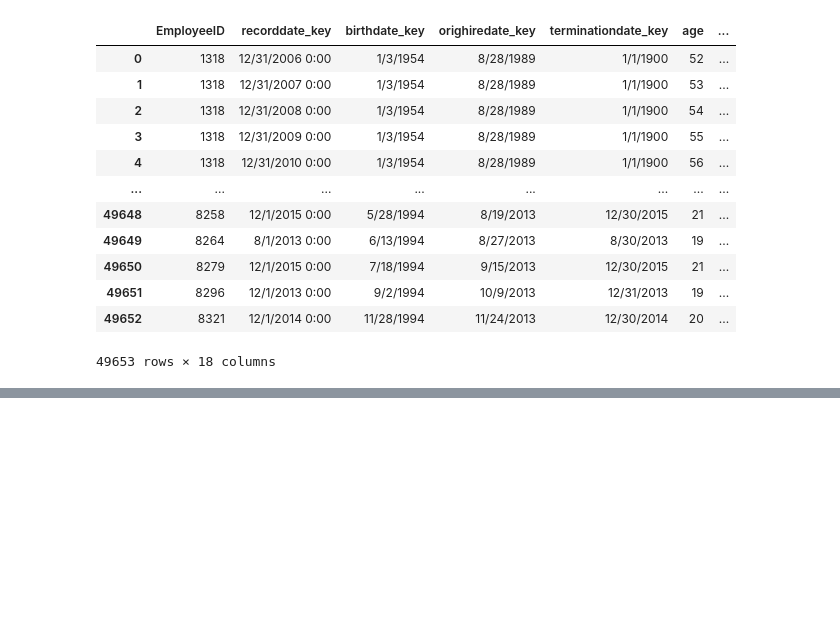
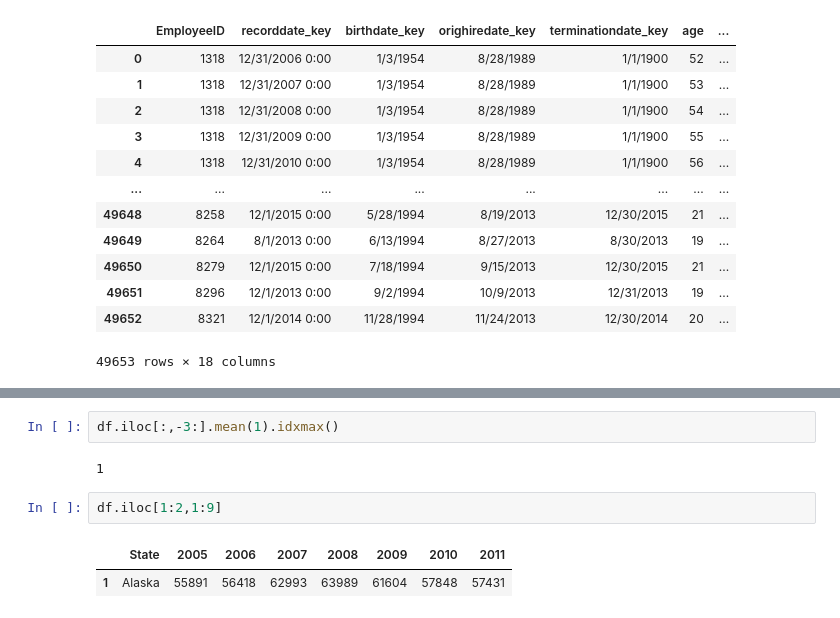
Before and after one commit to Naveenpanga/DataAnalysis, a Jupyter notebook: day4.ipynb, the cells around one changed output, grey strips where cells are left out. Cells and saved outputs as stored; diff of their text form; blank space fills up the shorter version.

```diff
--- a/day4.ipynb
+++ b/day4.ipynb
@@ -498,0 +585,9 @@ df
+# %%
+df.iloc[:,-3:].mean(1).idxmax()
+# %% [output]
+1
+# %%
+df.iloc[1:2,1:9]
+# %% [output]
+|  | State | 2005 | 2006 | 2007 | 2008 | 2009 | 2010 | 2011 |
+| 1 | Alaska | 55891 | 56418 | 62993 | 63989 | 61604 | 57848 | 57431 |
```
Also changed, not shown: parts of 8 cells of this notebook, 1 other file.
